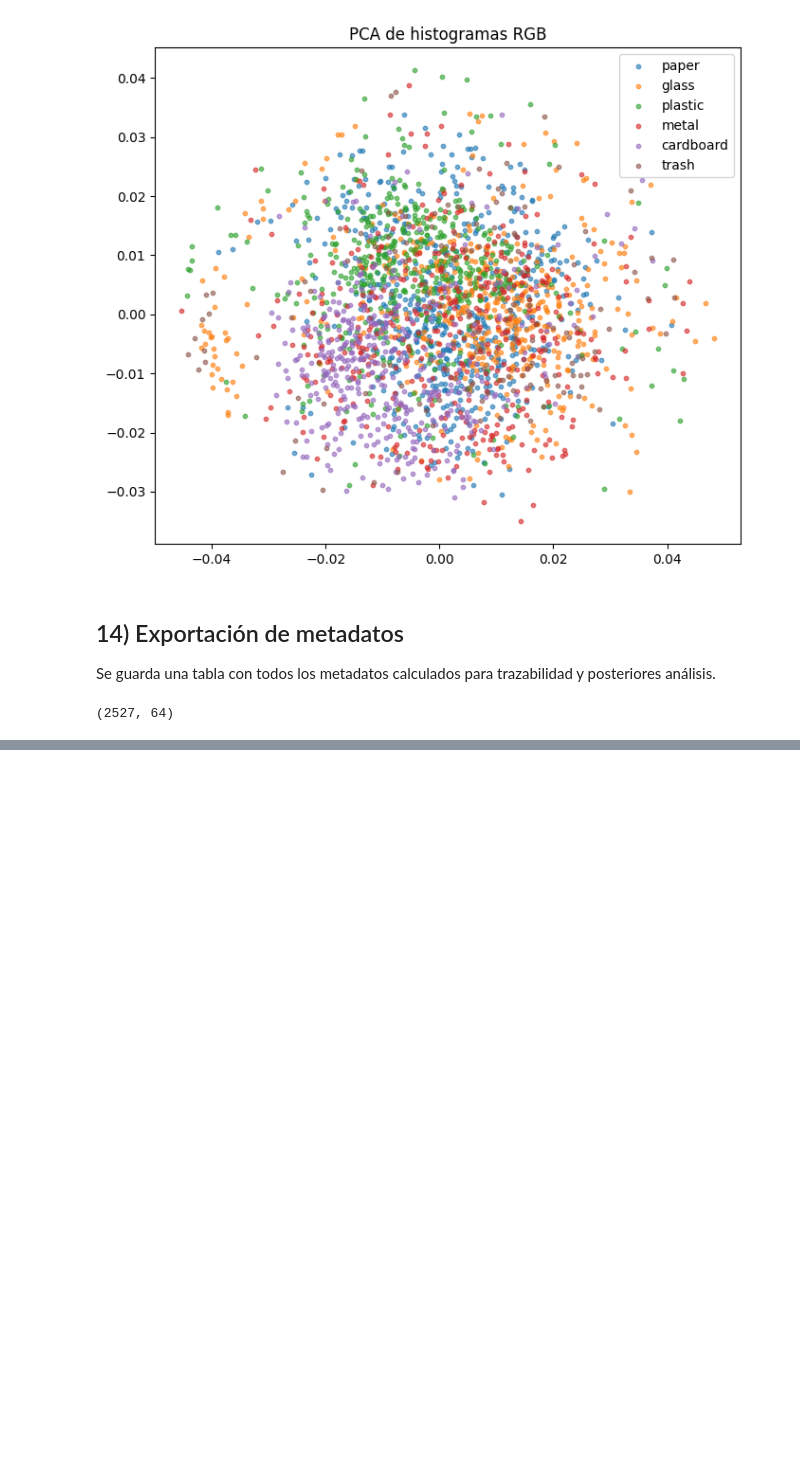
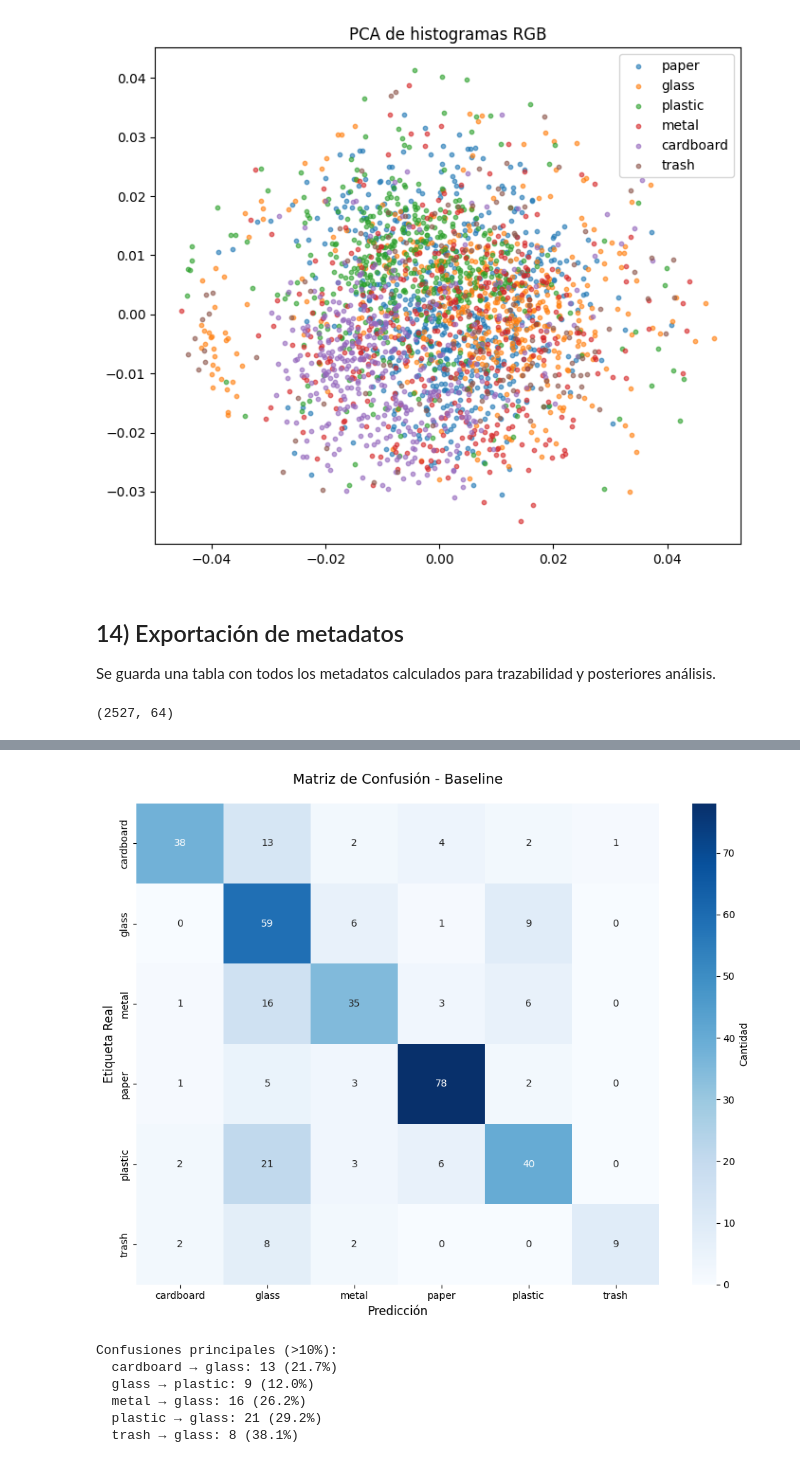
Before and after one commit to MartinAndu/Vision_Computadora_2_CEIA-, a Jupyter notebook: EDA_TrashNet.ipynb, the cells around one changed output, grey strips where cells are left out. Saved outputs shown, nothing was run; the diff lists cells and outputs as text; code cells hidden in the pictures; blank space fills up the shorter version.

```diff
--- a/EDA_TrashNet.ipynb
+++ b/EDA_TrashNet.ipynb
@@ -436,0 +773,30 @@ meta_df.shape
+# %%
+# Matriz de confusión
+cm = confusion_matrix(val_labels, val_preds)
+
+plt.figure(figsize=(10, 8))
+sns.heatmap(cm, annot=True, fmt='d', cmap='Blues',
+            xticklabels=sorted(categories),
+            yticklabels=sorted(categories),
+            cbar_kws={'label': 'Cantidad'})
+plt.title('Matriz de Confusión - Baseline', fontsize=14, pad=20)
+plt.ylabel('Etiqueta Real', fontsize=12)
+plt.xlabel('Predicción', fontsize=12)
+plt.tight_layout()
+plt.show()
+
+print("\nConfusiones principales (>10%):")
+for i, true_class in enumerate(sorted(categories)):
+    for j, pred_class in enumerate(sorted(categories)):
+        if i != j and cm[i, j] > 0:
+            conf_rate = cm[i, j] / cm[i].sum() * 100
+            if conf_rate > 10:
+                print(f"  {true_class} → {pred_class}: {cm[i, j]} ({conf_rate:.1f}%)")
+# %% [output]
+[figure, added]
+Confusiones principales (>10%):
+  cardboard → glass: 13 (21.7%)
+  glass → plastic: 9 (12.0%)
+  metal → glass: 16 (26.2%)
+  plastic → glass: 21 (29.2%)
+  trash → glass: 8 (38.1%)
```
Also changed, not shown: parts of 22 cells of this notebook, 3 other files.
